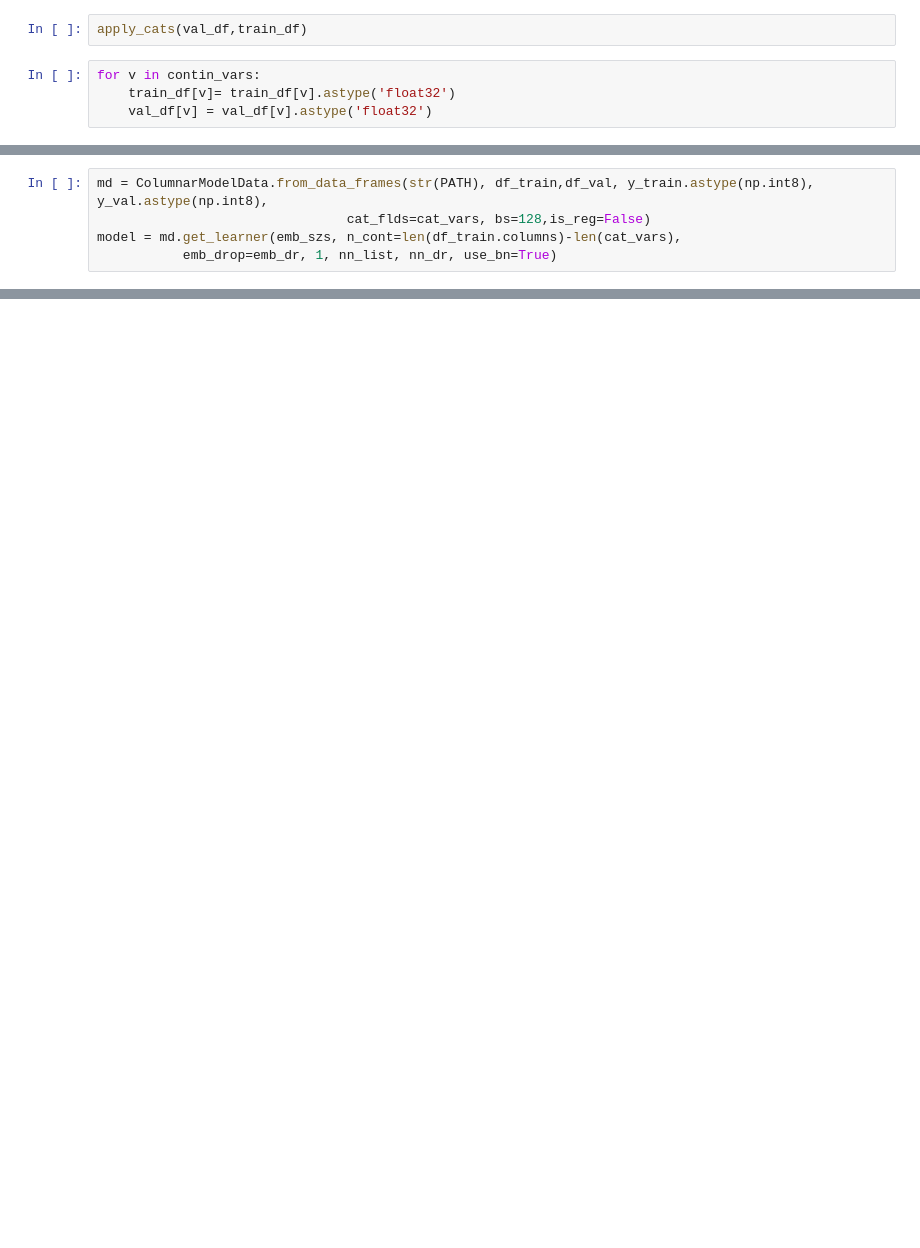
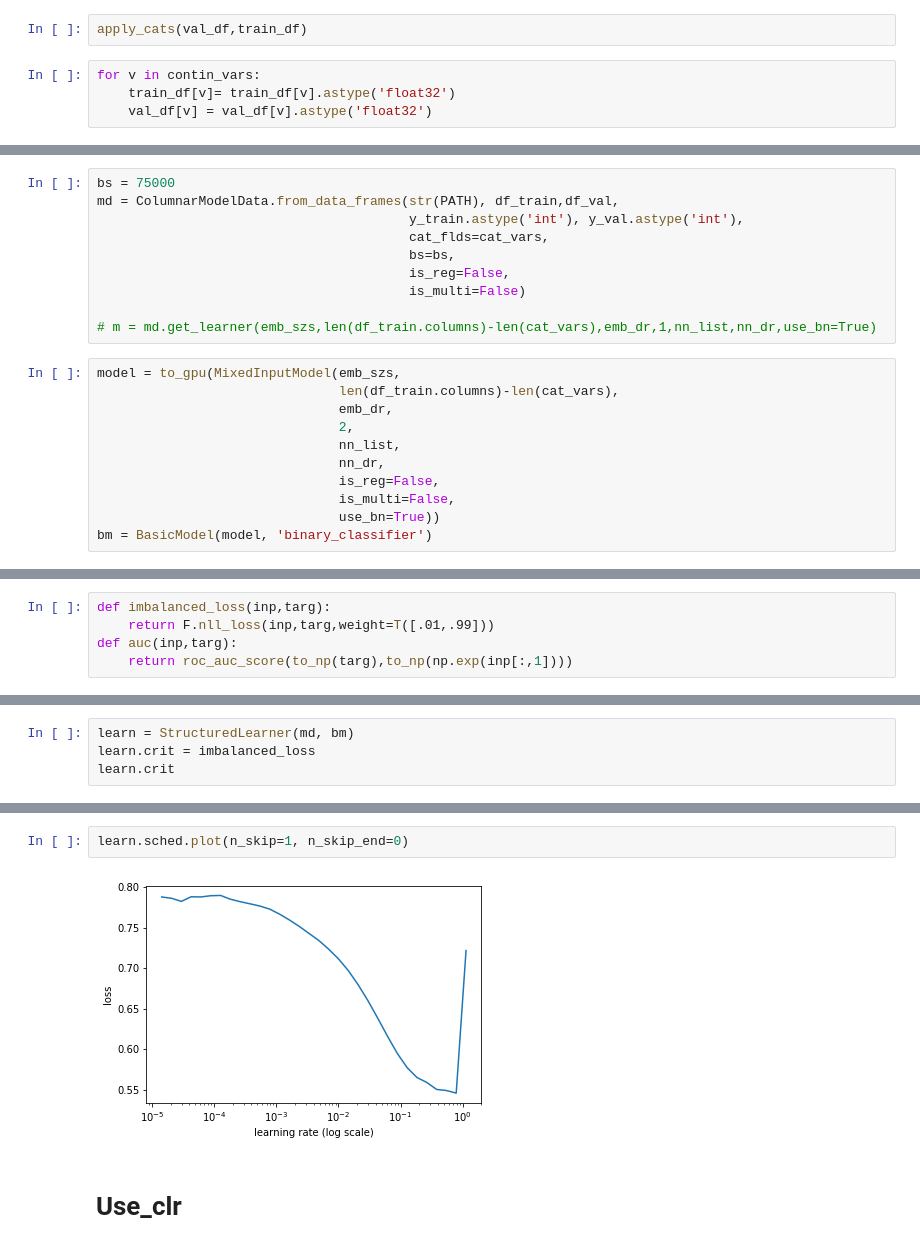
Before and after one commit to anhquan0412/talkingdata_clickfraud, a Jupyter notebook: fastai.ipynb, the cells around one changed output, grey strips where cells are left out. Drawn from its saved outputs; the diff is of its cells as text; blank space fills up the shorter version.

Commit message:
Neural net fastai categorical prediction with class weight

```diff
--- a/fastai.ipynb
+++ b/fastai.ipynb
@@ -76,5 +209,21 @@ gc.collect()
 # %%
-md = ColumnarModelData.from_data_frames(str(PATH), df_train,df_val, y_train.astype(np.int8), y_val.astype(np.int8),
-                                cat_flds=cat_vars, bs=128,is_reg=False)
-model = md.get_learner(emb_szs, n_cont=len(df_train.columns)-len(cat_vars),
-           emb_drop=emb_dr, 1, nn_list, nn_dr, use_bn=True)
+bs = 75000
+md = ColumnarModelData.from_data_frames(str(PATH), df_train,df_val,
+                                        y_train.astype('int'), y_val.astype('int'),
+                                        cat_flds=cat_vars,
+                                        bs=bs,
+                                        is_reg=False,
+                                        is_multi=False)
+
+# m = md.get_learner(emb_szs,len(df_train.columns)-len(cat_vars),emb_dr,1,nn_list,nn_dr,use_bn=True)
+# %%
+model = to_gpu(MixedInputModel(emb_szs,
+                               len(df_train.columns)-len(cat_vars),
+                               emb_dr,
+                               2,
+                               nn_list,
+                               nn_dr,
+                               is_reg=False,
+                               is_multi=False,
+                               use_bn=True))
+bm = BasicModel(model, 'binary_classifier')
@@ -80,0 +234,5 @@ model = md.get_learner(emb_szs, n_cont=len(df_train.columns)-len(cat_vars),
+# %%
+def imbalanced_loss(inp,targ):
+    return F.nll_loss(inp,targ,weight=T([.01,.99]))
+def auc(inp,targ):
+    return roc_auc_score(to_np(targ),to_np(np.exp(inp[:,1])))
@@ -80,0 +242,4 @@ model = md.get_learner(emb_szs, n_cont=len(df_train.columns)-len(cat_vars),
+# %%
+learn = StructuredLearner(md, bm)
+learn.crit = imbalanced_loss
+learn.crit
@@ -80,0 +252,6 @@ model = md.get_learner(emb_szs, n_cont=len(df_train.columns)-len(cat_vars),
+# %%
+learn.sched.plot(n_skip=1, n_skip_end=0)
+# %% [output]
+[figure, added]
+# %% [markdown]
+# Use_clr
```
Also changed, not shown: parts of 44 cells of this notebook, 3 other files.
